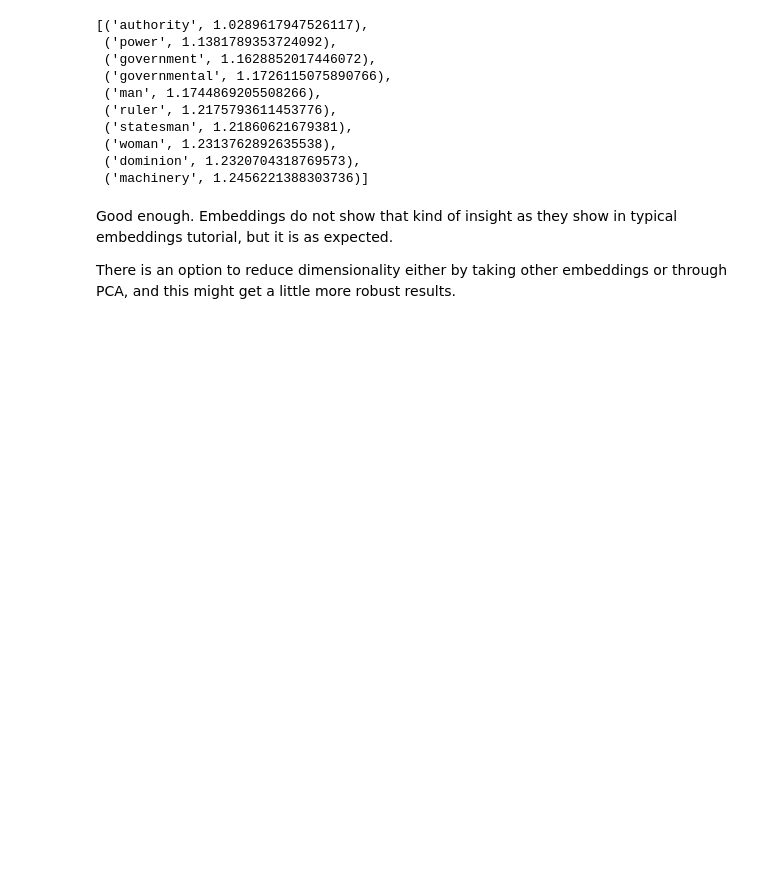
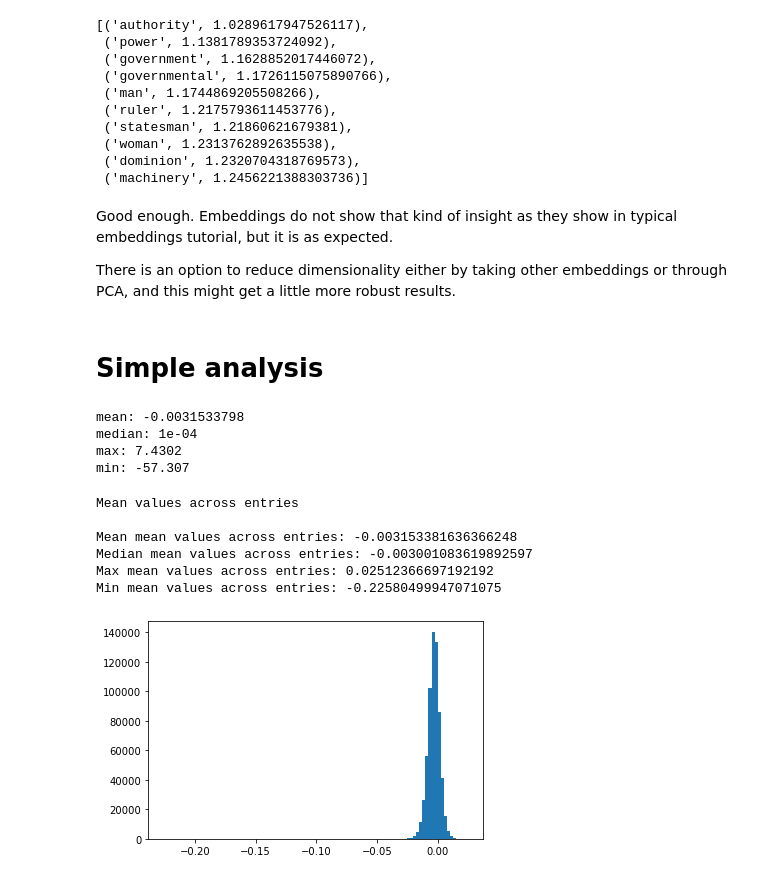
Before and after one commit to MrDVolk/text-generation, a Jupyter notebook: embeddings-analysis.ipynb, the cells around one changed output. Drawn from its saved outputs; the diff is of its cells as text; code cells hidden in the pictures; blank space fills up the shorter version.

Commit message:
embedding analysis in progress

```diff
--- a/embeddings-analysis.ipynb
+++ b/embeddings-analysis.ipynb
@@ -29,3 +29,5 @@ Estimator is being prepared...
 Good enough. Embeddings do not show that kind of insight as they show in typical embeddings tutorial, but it is as expected.
 
 There is an option to reduce dimensionality either by taking other embeddings or through PCA, and this might get a little more robust results.
+# %% [markdown]
+# Simple analysis
@@ -31,0 +37,35 @@ There is an option to reduce dimensionality either by taking other embeddings or
+# %%
+print('mean:', np.mean(em.vectors))
+print('median:', np.median(em.vectors))
+print('max:', np.max(em.vectors))
+print('min:', np.min(em.vectors))
+
+mean_values = np.mean(em.vectors, axis=1)
+median_values = np.median(em.vectors, axis=1)
+max_values = np.max(em.vectors, axis=1)
+min_values = np.min(em.vectors, axis=1)
+# %% [output]
+mean: -0.0031533798
+median: 1e-04
+max: 7.4302
+min: -57.307
+# %%
+def plot_distribution(array, title):
+    print(title.capitalize())
+    print()
+    print(f'Mean {title}: {np.mean(array)}')
+    print(f'Median {title}: {np.median(array)}')
+    print(f'Max {title}: {np.max(array)}')
+    print(f'Min {title}: {np.min(array)}')
+
+    _ = plt.hist(array, bins=100)
+# %%
+plot_distribution(mean_values, 'mean values across entries')
+# %% [output]
+Mean values across entries
+
+Mean mean values across entries: -0.003153381636366248
+Median mean values across entries: -0.003001083619892597
+Max mean values across entries: 0.02512366697192192
+Min mean values across entries: -0.22580499947071075
+[figure, added]
```
Also changed, not shown: parts of 20 cells of this notebook, 1 other file.
